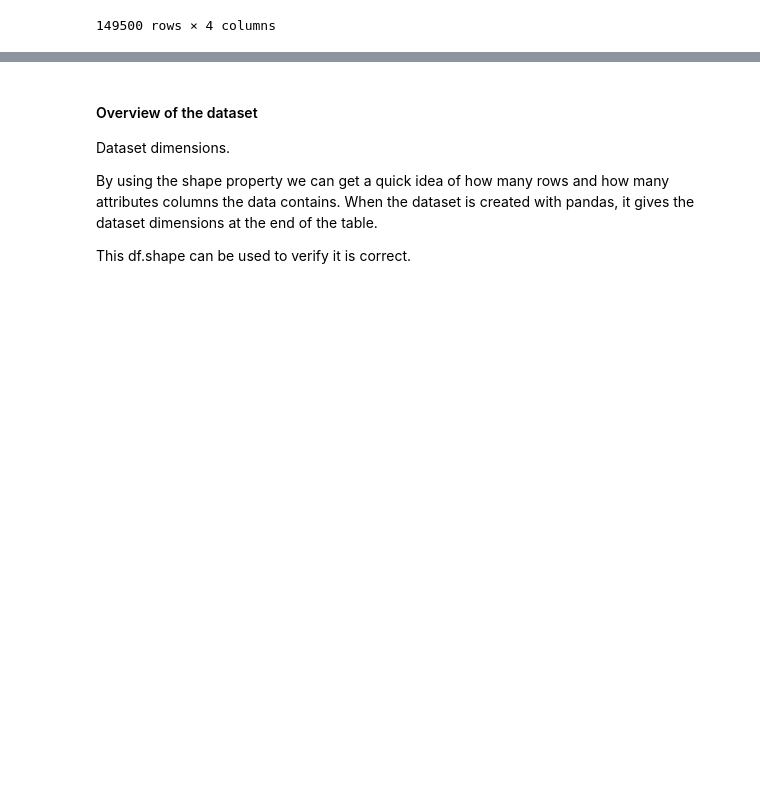
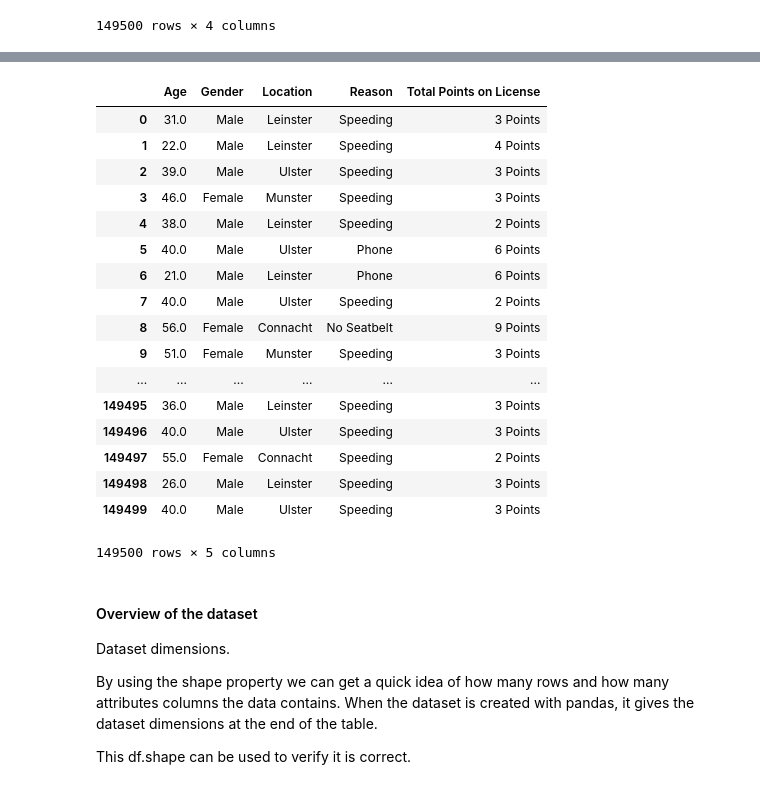
Before and after one commit to kevindooley/Simulated-Dataset, a Jupyter notebook: Simulation of Dataset.ipynb, the cells around one changed output, grey strips where cells are left out. Cells and saved outputs as stored; diff of their text form; code cells hidden in the pictures; blank space fills up the shorter version.

```diff
--- a/Simulation of Dataset.ipynb
+++ b/Simulation of Dataset.ipynb
@@ -200,3 +209,29 @@ total_points
+# %%
+df = pd.DataFrame({'Age':age.round(0), "Gender":gender, "Location":location, "Reason":reason_pp, "Total Points on License":total_points}) # create dataframe# create dataframe
+df["Location"].replace({1:"Leinster", 2:"Ulster", 3:"Munster", 4:"Connacht"}, inplace=True)
+df["Gender"].replace({1:'Male', 2:'Female'}, inplace=True) # replace number 1 with Male & number 2 with female
+df["Reason"].replace({1:"Speeding", 2:"Phone", 3:"No Seatbelt", 4:"Drink Driving"}, inplace=True)
+df["Total Points on License"].replace({1:"1 Point", 2:"2 Points", 3:"3 Points", 4:"4 Points", 5:"5 Points", 6:"6 Points", 7:"7 Points", 8:"8 Points", 9:"9 Points", 10:"10 Points", 11:"11 Points", 12:"12 Points"}, inplace=True)
+df
+# %% [output]
+|  | Age | Gender | Location | Reason | Total Points on License |
+| 0 | 31.0 | Male | Leinster | Speeding | 3 Points |
+| 1 | 22.0 | Male | Leinster | Speeding | 4 Points |
+| 2 | 39.0 | Male | Ulster | Speeding | 3 Points |
+| 3 | 46.0 | Female | Munster | Speeding | 3 Points |
+| 4 | 38.0 | Male | Leinster | Speeding | 2 Points |
+| 5 | 40.0 | Male | Ulster | Phone | 6 Points |
+| 6 | 21.0 | Male | Leinster | Phone | 6 Points |
+| 7 | 40.0 | Male | Ulster | Speeding | 2 Points |
+| 8 | 56.0 | Female | Connacht | No Seatbelt | 9 Points |
+| 9 | 51.0 | Female | Munster | Speeding | 3 Points |
+| ... | ... | ... | ... | ... | ... |
+| 149495 | 36.0 | Male | Leinster | Speeding | 3 Points |
+| 149496 | 40.0 | Male | Ulster | Speeding | 3 Points |
+| 149497 | 55.0 | Female | Connacht | Speeding | 2 Points |
+| 149498 | 26.0 | Male | Leinster | Speeding | 3 Points |
+| 149499 | 40.0 | Male | Ulster | Speeding | 3 Points |
+149500 rows × 5 columns
 # %% [markdown]
 #### Overview of the dataset
 Dataset dimensions.
```
Also changed, not shown: parts of 13 cells of this notebook.
